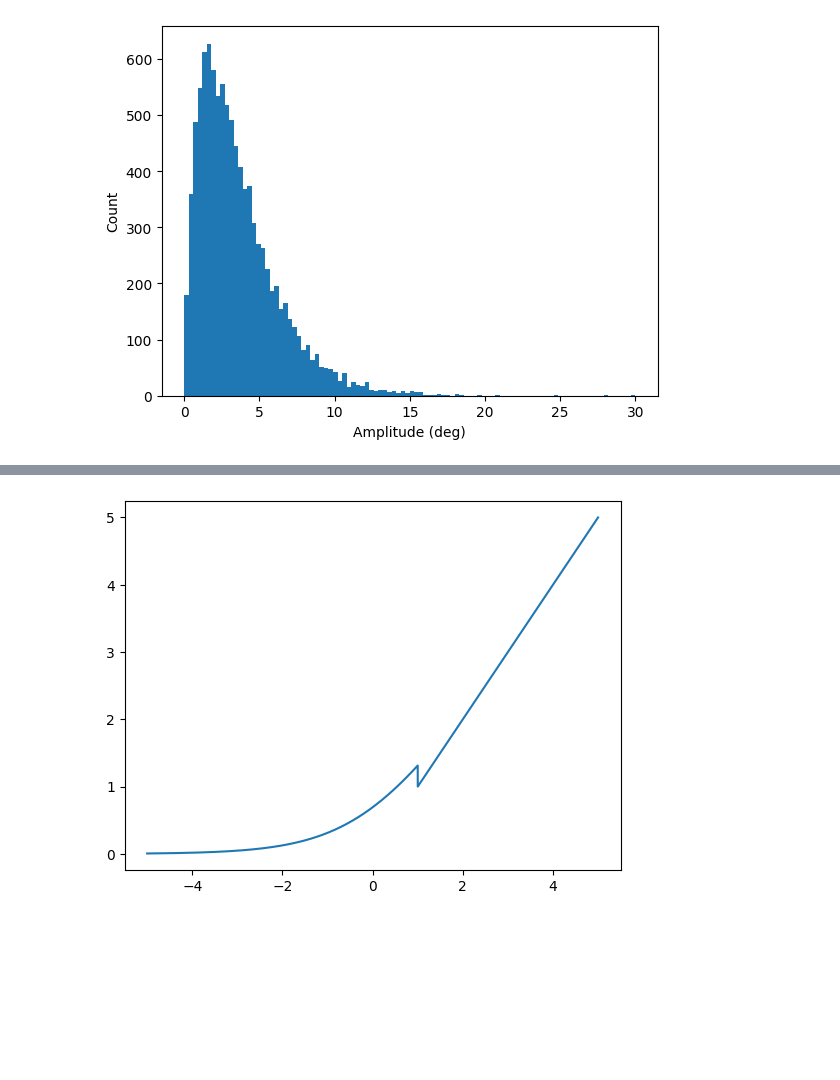
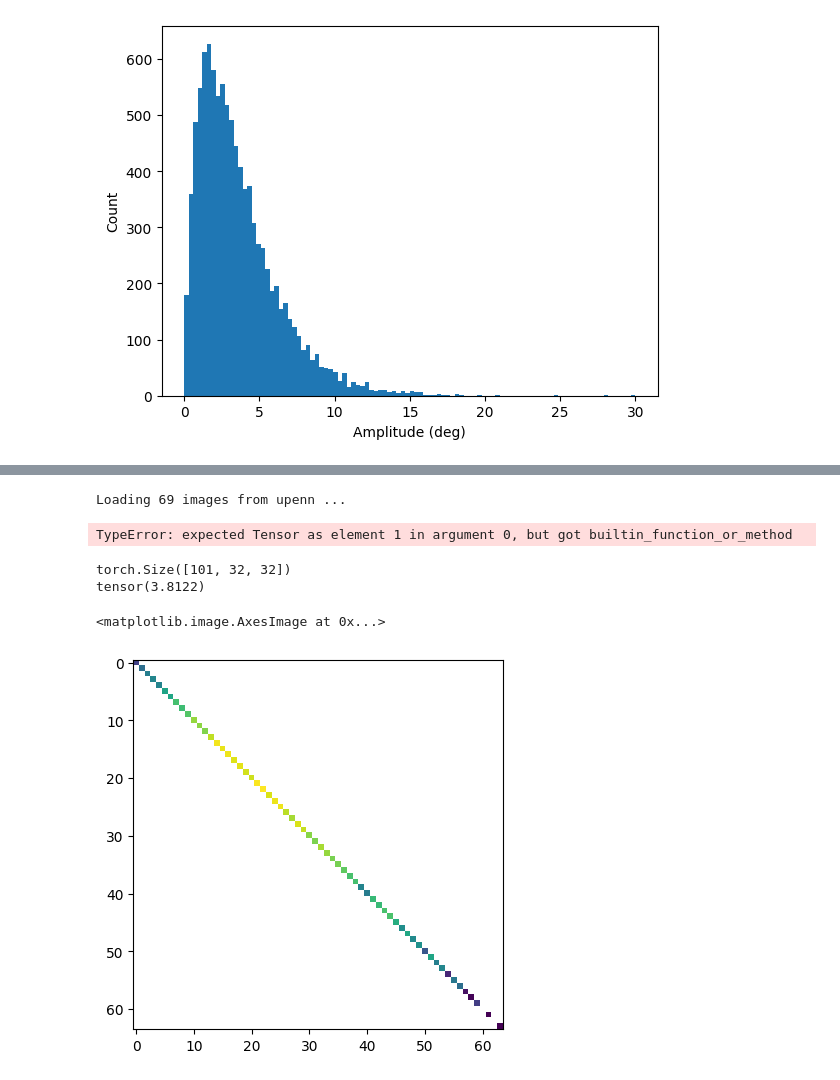
Before and after one commit to somamizobuchi/eye-movement-net, a Jupyter notebook: sandbox.ipynb, the cells around one changed output, grey strips where cells are left out. Cells and saved outputs as stored; diff of their text form; code cells hidden in the pictures; blank space fills up the shorter version.

```diff
--- a/sandbox.ipynb
+++ b/sandbox.ipynb
@@ -81,11 +70,33 @@ tensor(0)
-# %%
-
-import torch
-t = torch.arange(-5, 5, 0.001)
-x = torch.nn.functional.softplus(t, 1., 1.)
-
-plt.figure()
-plt.plot(t, x)
-plt.show()
-# %% [output]
-[figure, removed]
+# %%
+dataset = EMSequenceDataset()
+video = dataset[0]
+# %% [output]
+Loading 69 images from upenn ...
+TypeError: expected Tensor as element 1 in argument 0, but got builtin_function_or_method
+# %%
+
+print(video.shape)
+segment1 = video[0:32,:,:]
+segment2 = video[0:32,:]
+
+x = torch.stack((segment1.ravel(), segment2.ravel()))
+
+hist2, edges = torch.histogramdd(x.T, [64, 64])
+
+pxy = hist2 / hist2.sum()
+px = pxy.sum(dim=1)
+py = pxy.sum(dim=0)
+px_py = px[:,None] * py[None,:]
+non_zero = pxy > 0
+
+mi = torch.sum(pxy[non_zero] * torch.log(pxy[non_zero] / px_py[non_zero]))
+
+print(mi)
+
+plt.figure()
+plt.imshow(hist2.log10())
+# %% [output]
+torch.Size([101, 32, 32])
+tensor(3.8122)
+<matplotlib.image.AxesImage at 0x...>
+[figure, added]
```
Also changed, not shown: parts of 2 cells of this notebook, 6 other files.
